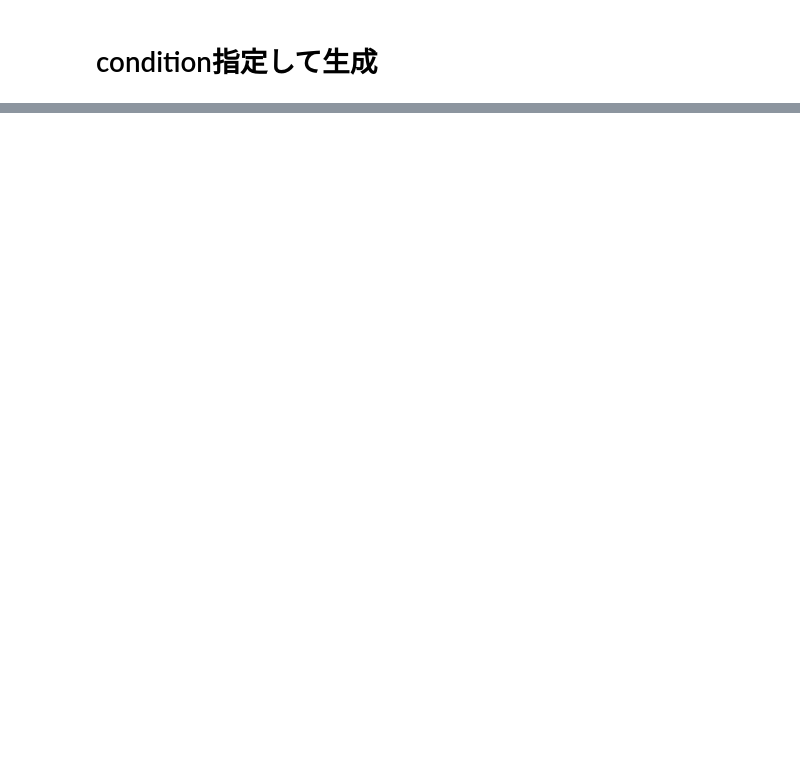
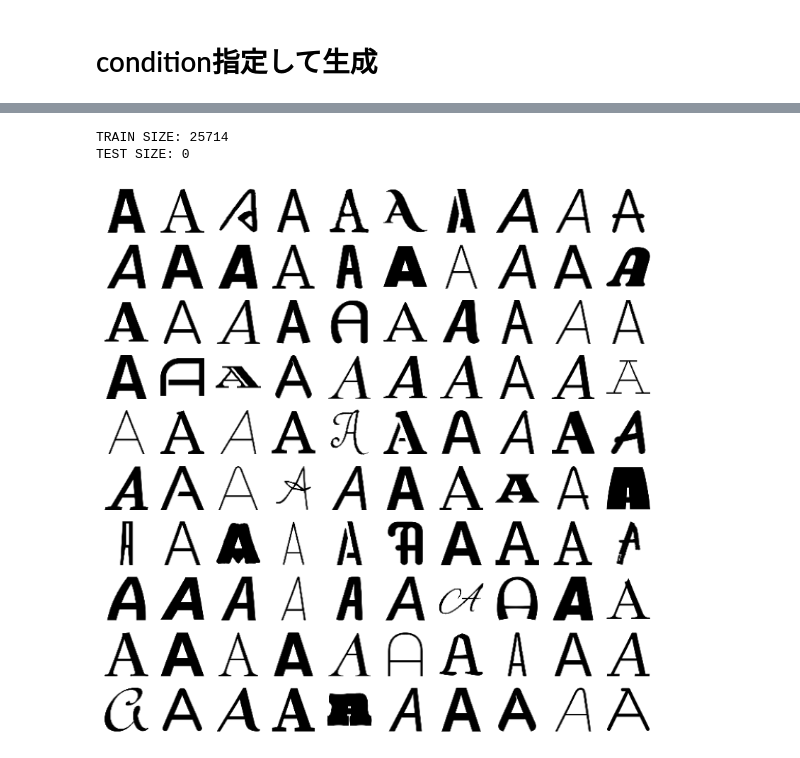
Before and after one commit to tetuomi/font-style-interpolation, a Jupyter notebook: scratch.ipynb, the cells around one changed output, grey strips where cells are left out. Saved outputs shown, nothing was run; the diff lists cells and outputs as text; code cells hidden in the pictures; blank space fills up the shorter version.

```diff
--- a/scratch.ipynb
+++ b/scratch.ipynb
@@ -177,0 +243,12 @@ IndexError: list index out of range
+# %%
+# 全Aデータを見る
+d = make_data_loader(12, 64)['train'].dataset
+
+fig, ax = plt.subplots(10, 10, figsize=(10, 10))
+for i in range(100):
+    ax[i//10, i%10].axis('off')
+    ax[i//10, i%10].imshow(d[26*i][0][0], cmap='gray')
+# %% [output]
+TRAIN SIZE: 25714
+TEST SIZE: 0
+[figure, added]
```
Also changed, not shown: parts of 16 cells of this notebook.
